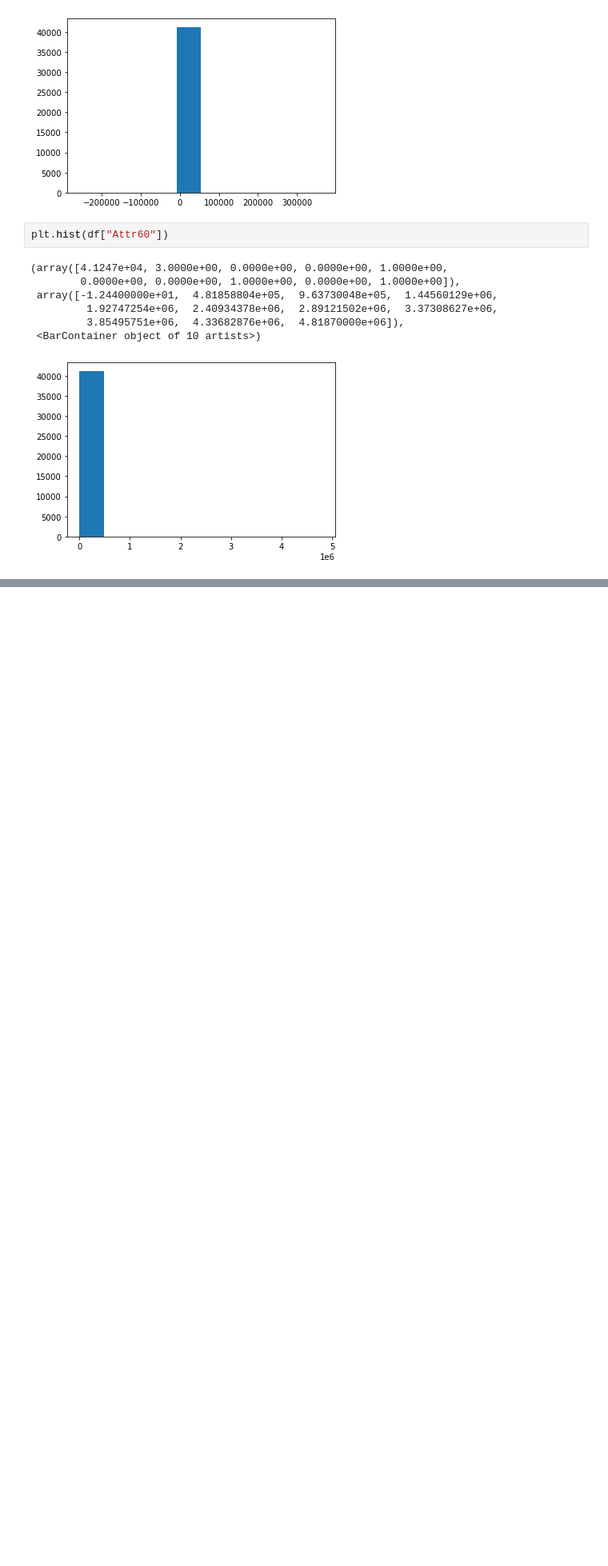
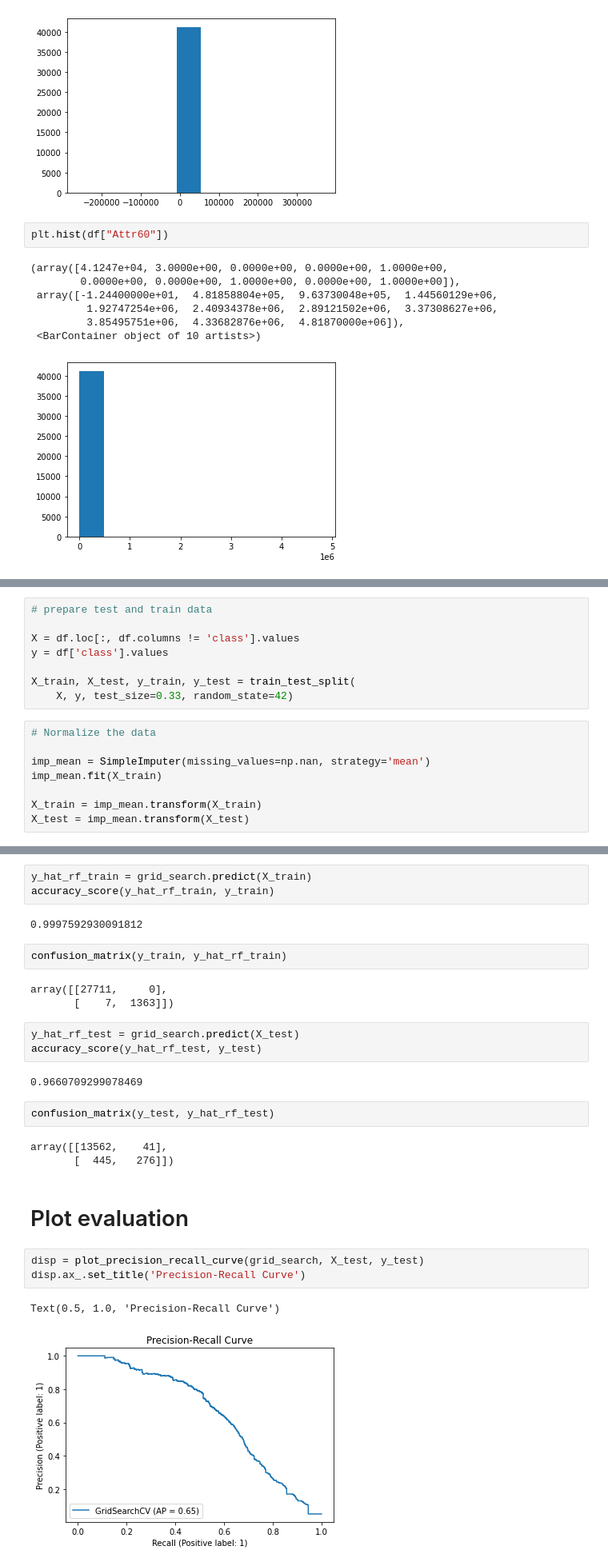
Before and after one commit to bSharpCyclist/MSDS-7333-QTW, a Jupyter notebook: Fabio_Case_4 copy.ipynb, the cells around one changed output, grey strips where cells are left out. Shown at 80% size. Saved outputs shown, nothing was run; the diff lists cells and outputs as text; blank space fills up the shorter version.

```diff
--- a/Fabio_Case_4 copy.ipynb
+++ b/Fabio_Case_4 copy.ipynb
@@ -205,0 +217,16 @@ plt.hist(df["Attr60"])
+# %%
+# prepare test and train data
+
+X = df.loc[:, df.columns != 'class'].values
+y = df['class'].values
+
+X_train, X_test, y_train, y_test = train_test_split(
+    X, y, test_size=0.33, random_state=42)
+# %%
+# Normalize the data
+
+imp_mean = SimpleImputer(missing_values=np.nan, strategy='mean')
+imp_mean.fit(X_train)
+
+X_train = imp_mean.transform(X_train)
+X_test = imp_mean.transform(X_test)
@@ -205,0 +304,28 @@ plt.hist(df["Attr60"])
+# %%
+y_hat_rf_train = grid_search.predict(X_train)
+accuracy_score(y_hat_rf_train, y_train)
+# %% [output]
+0.9997592930091812
+# %%
+confusion_matrix(y_train, y_hat_rf_train)
+# %% [output]
+array([[27711,     0],
+       [    7,  1363]])
+# %%
+y_hat_rf_test = grid_search.predict(X_test)
+accuracy_score(y_hat_rf_test, y_test)
+# %% [output]
+0.9660709299078469
+# %%
+confusion_matrix(y_test, y_hat_rf_test)
+# %% [output]
+array([[13562,    41],
+       [  445,   276]])
+# %% [markdown]
+# Plot evaluation
+# %%
+disp = plot_precision_recall_curve(grid_search, X_test, y_test)
+disp.ax_.set_title('Precision-Recall Curve')
+# %% [output]
+Text(0.5, 1.0, 'Precision-Recall Curve')
+[figure, added]
```
Also changed, not shown: parts of 10 cells of this notebook, 1 other file.
